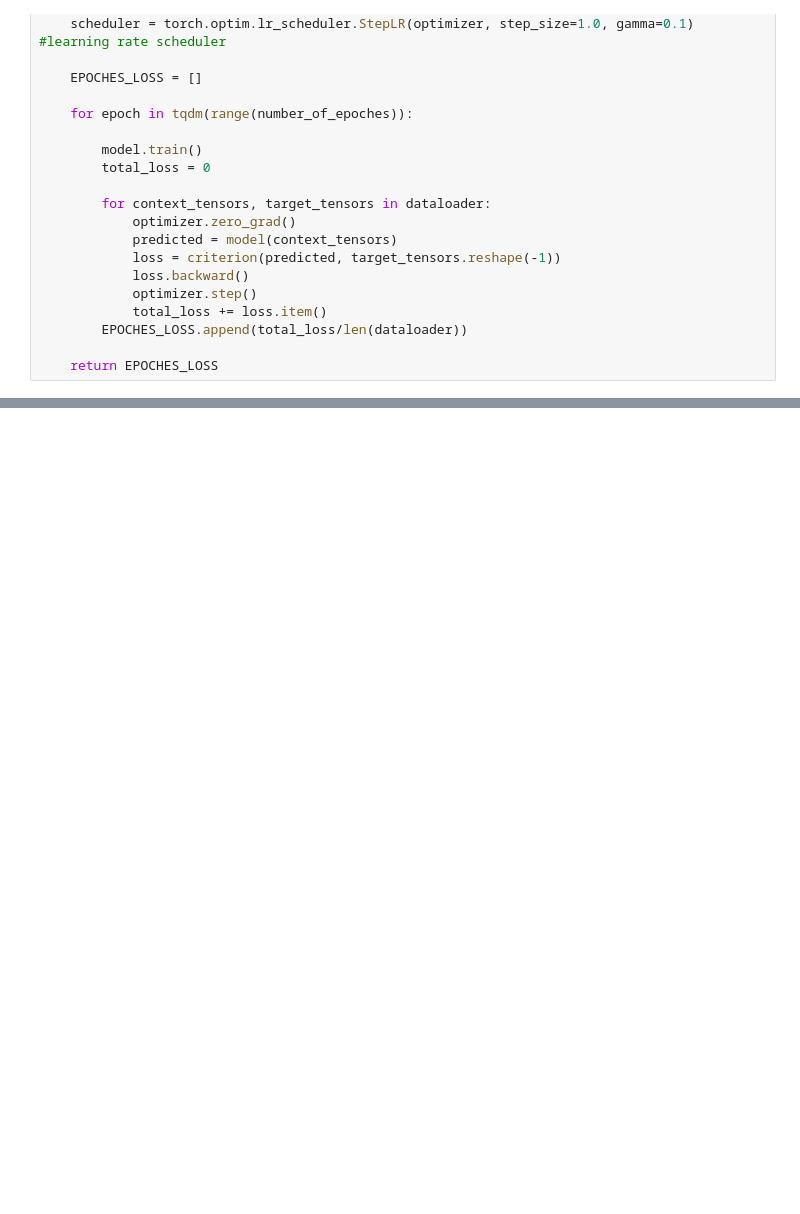
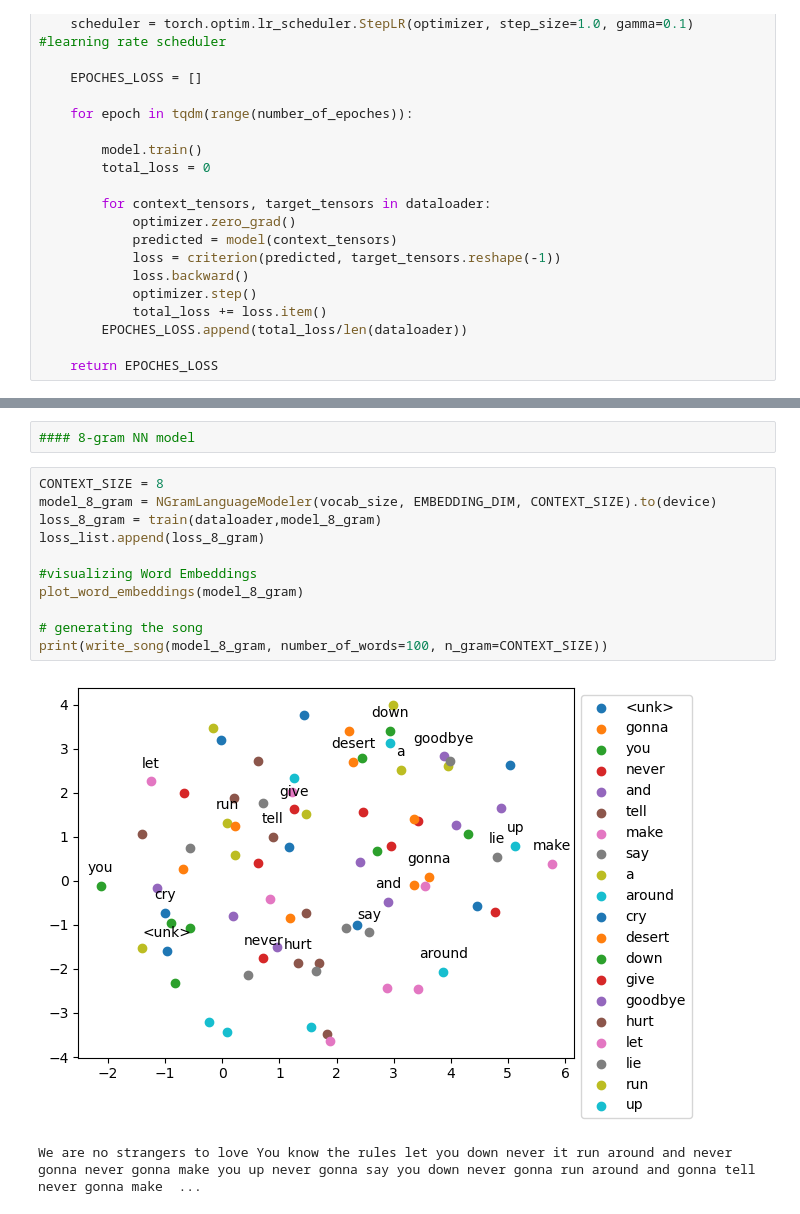
Before and after one commit to vijayabalanj1994/90s_Song_Generator, a Jupyter notebook: code.ipynb, the cells around one changed output, grey strips where cells are left out. Drawn from its saved outputs; the diff is of its cells as text; blank space fills up the shorter version.

```diff
--- a/code.ipynb
+++ b/code.ipynb
@@ -523,0 +528,16 @@ array([[ 0.08868341, -2.4159017 ],
+# %%
+#### 8-gram NN model
+# %%
+CONTEXT_SIZE = 8
+model_8_gram = NGramLanguageModeler(vocab_size, EMBEDDING_DIM, CONTEXT_SIZE).to(device)
+loss_8_gram = train(dataloader,model_8_gram)
+loss_list.append(loss_8_gram)
+
+#visualizing Word Embeddings
+plot_word_embeddings(model_8_gram)
+
+# generating the song
+print(write_song(model_8_gram, number_of_words=100, n_gram=CONTEXT_SIZE))
+# %% [output]
+[figure, added]
+We are no strangers to love You know the rules let you down never it run around and never gonna never gonna make you up never gonna say you down never gonna run around and gonna tell never gonna make  ...
```
Also changed, not shown: parts of 20 cells of this notebook.
